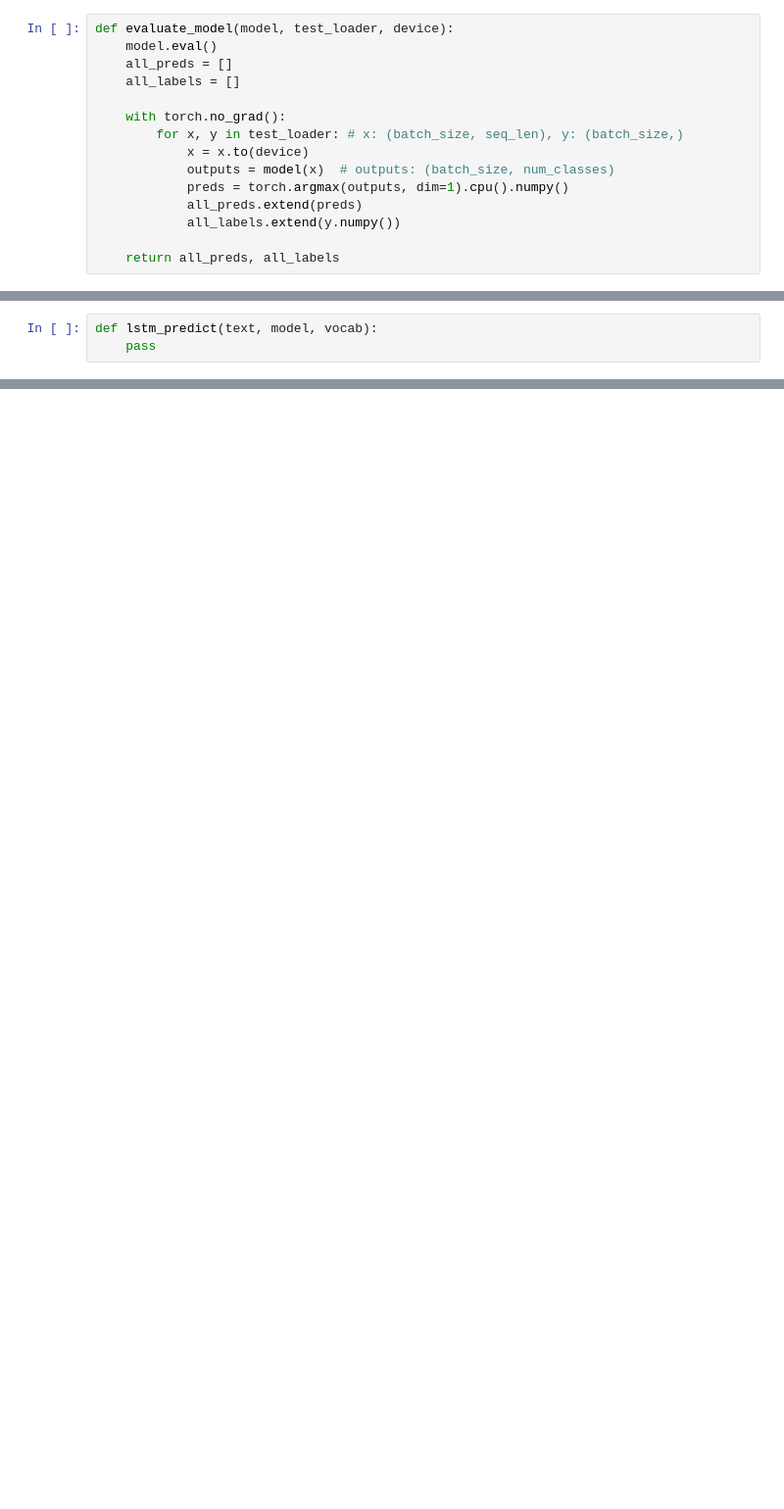
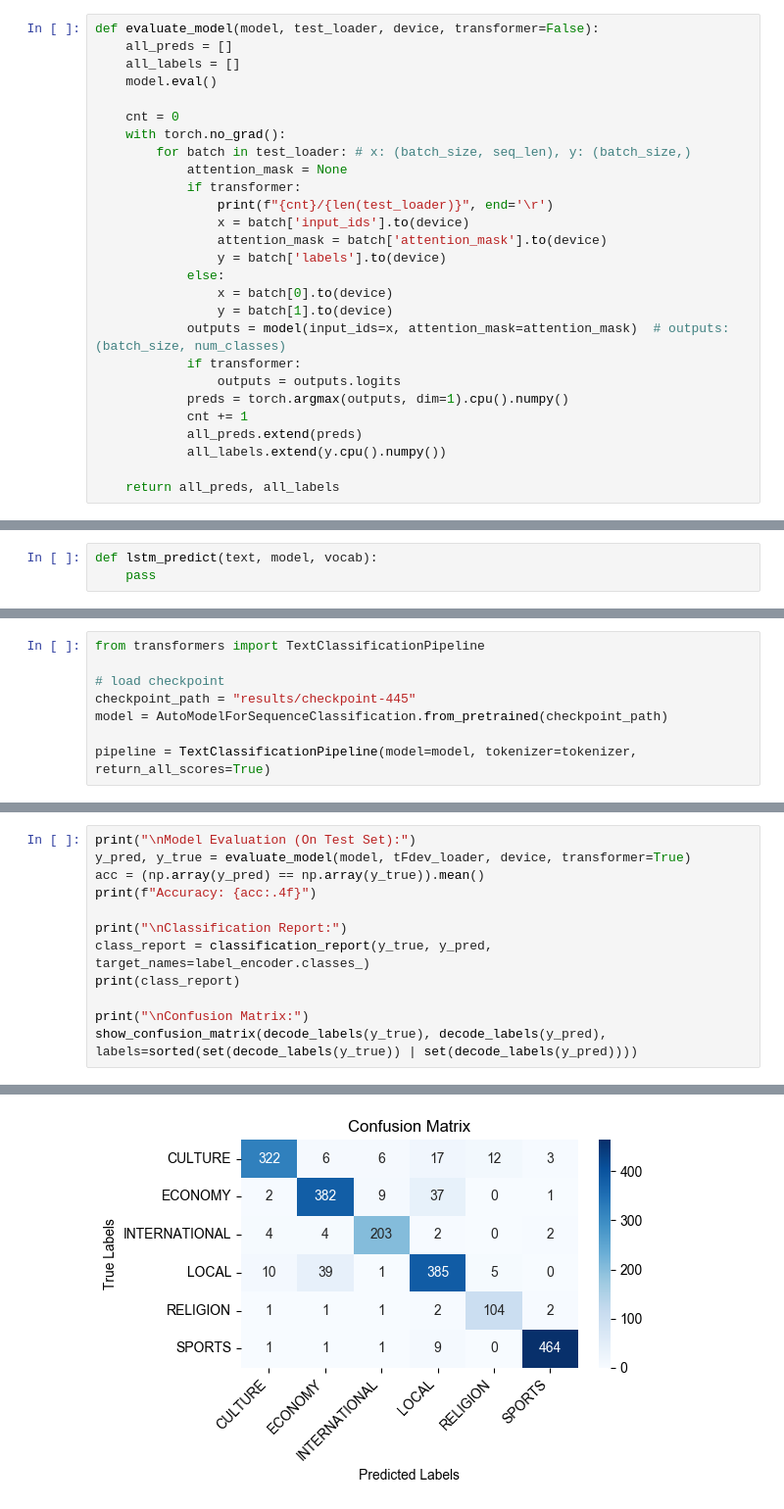
Before and after one commit to SaudAlhafith/CS365-Project, a Jupyter notebook: CS365-Project-Phase2-saud.ipynb, the cells around one changed output, grey strips where cells are left out. Shown at 98% size. Cells and saved outputs as stored; diff of their text form; blank space fills up the shorter version.

```diff
--- a/CS365-Project-Phase2-saud.ipynb
+++ b/CS365-Project-Phase2-saud.ipynb
@@ -822,18 +835,30 @@ Transformer Test dataset size: 2040
 # %% [markdown]
 4.1- **Evaluation Function**: To evaluate the model on the test set
 # %%
-def evaluate_model(model, test_loader, device):
-    model.eval()
+def evaluate_model(model, test_loader, device, transformer=False):
     all_preds = []
     all_labels = []
+    model.eval()
 
+    cnt = 0
     with torch.no_grad():
-        for x, y in test_loader: # x: (batch_size, seq_len), y: (batch_size,)
-            x = x.to(device)
-            outputs = model(x)  # outputs: (batch_size, num_classes)
+        for batch in test_loader: # x: (batch_size, seq_len), y: (batch_size,)
+            attention_mask = None
+            if transformer:
+                print(f"{cnt}/{len(test_loader)}", end='\r')
+                x = batch['input_ids'].to(device)
+                attention_mask = batch['attention_mask'].to(device)
+                y = batch['labels'].to(device)
+            else:
+                x = batch[0].to(device)
+                y = batch[1].to(device)
+            outputs = model(input_ids=x, attention_mask=attention_mask)  # outputs: (batch_size, num_classes)
+            if transformer:
+                outputs = outputs.logits
             preds = torch.argmax(outputs, dim=1).cpu().numpy()
+            cnt += 1
             all_preds.extend(preds)
-            all_labels.extend(y.numpy())
+            all_labels.extend(y.cpu().numpy())
 
     return all_preds, all_labels
 # %% [markdown]
@@ -975,0 +1001,8 @@ def lstm_predict(text, model, vocab):
+# %%
+from transformers import TextClassificationPipeline
+
+# load checkpoint
+checkpoint_path = "results/checkpoint-445"
+model = AutoModelForSequenceClassification.from_pretrained(checkpoint_path)
+
+pipeline = TextClassificationPipeline(model=model, tokenizer=tokenizer, return_all_scores=True)
@@ -975,0 +1017,13 @@ def lstm_predict(text, model, vocab):
+# %%
+print("\nModel Evaluation (On Test Set):")
+y_pred, y_true = evaluate_model(model, tFdev_loader, device, transformer=True)
+acc = (np.array(y_pred) == np.array(y_true)).mean()
+print(f"Accuracy: {acc:.4f}")
+
+print("\nClassification Report:")
+class_report = classification_report(y_true, y_pred, target_names=label_encoder.classes_)
+print(class_report)
+
+print("\nConfusion Matrix:")
+show_confusion_matrix(decode_labels(y_true), decode_labels(y_pred), labels=sorted(set(decode_labels(y_true)) | set(decode_labels(y_pred))))
+# %% [output]
@@ -975,0 +1049 @@ def lstm_predict(text, model, vocab):
+[figure, added]
```
Also changed, not shown: parts of 17 cells of this notebook, 1 other file.
